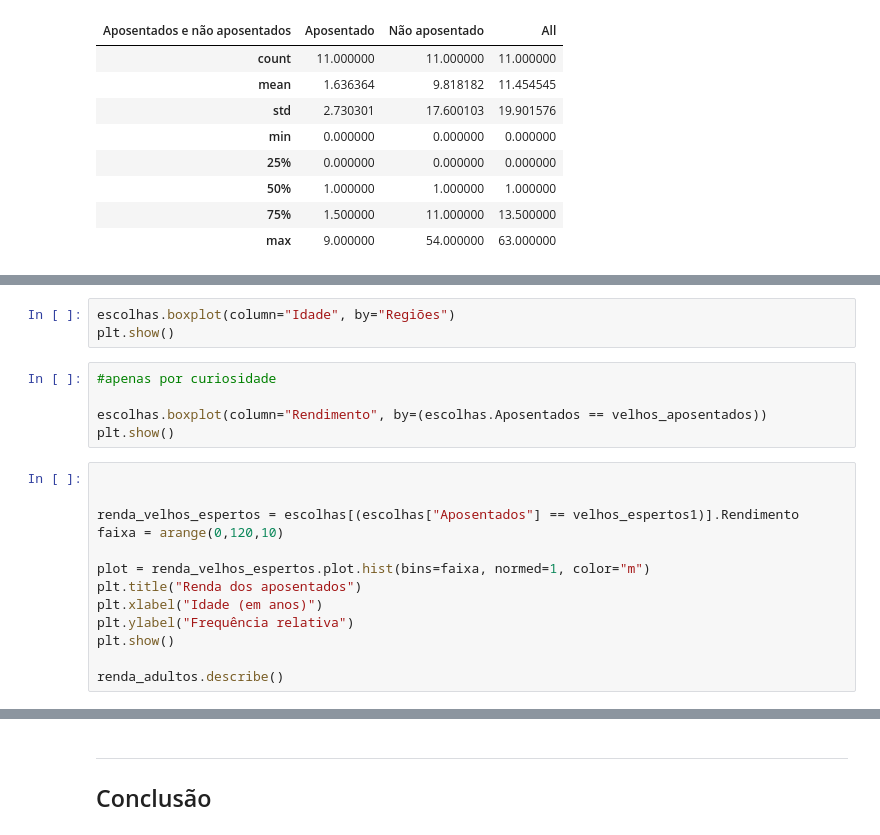
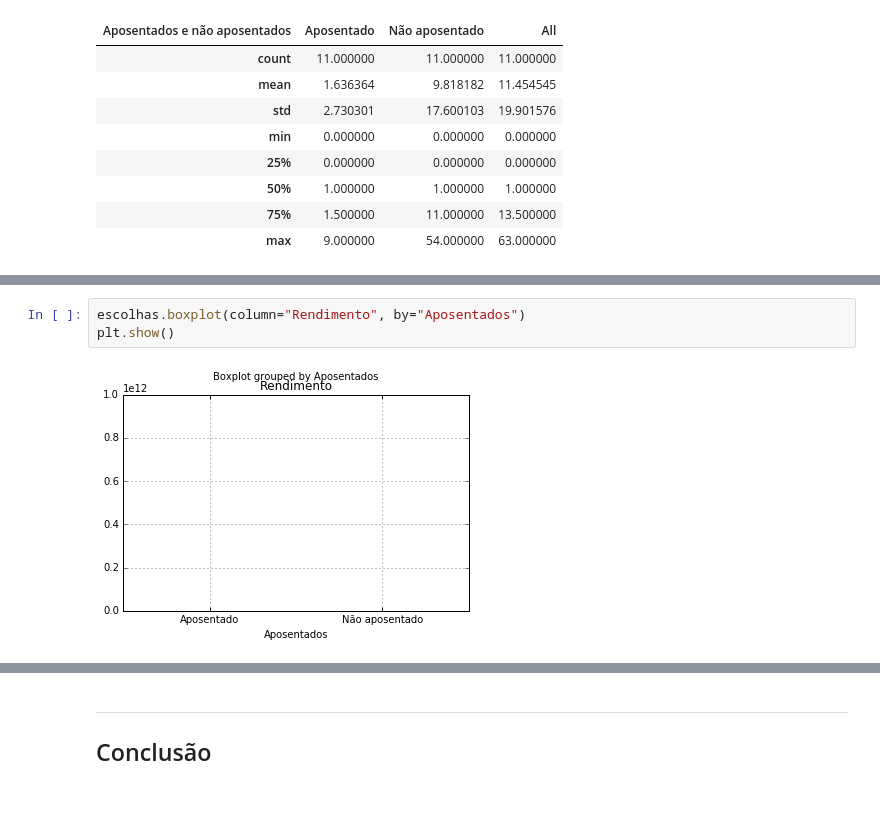
Before and after one commit to brunodratcu/CD, a Jupyter notebook: Projeto1/Projeto1 Layout.ipynb, the cells around one changed output, grey strips where cells are left out. Saved outputs shown, nothing was run; the diff lists cells and outputs as text; blank space fills up the shorter version.

```diff
--- a/Projeto1/Projeto1 Layout.ipynb
+++ b/Projeto1/Projeto1 Layout.ipynb
@@ -520,22 +524,6 @@ plt.show()
 # %%
-escolhas.boxplot(column="Idade", by="Regiões")
+escolhas.boxplot(column="Rendimento", by="Aposentados")
 plt.show()
+# %% [output]
+[figure, added]
-# %%
-#apenas por curiosidade
-
-escolhas.boxplot(column="Rendimento", by=(escolhas.Aposentados == velhos_aposentados))
-plt.show()
-# %%
-
-
-renda_velhos_espertos = escolhas[(escolhas["Aposentados"] == velhos_espertos1)].Rendimento
-faixa = arange(0,120,10)
-
-plot = renda_velhos_espertos.plot.hist(bins=faixa, normed=1, color="m")
-plt.title("Renda dos aposentados")
-plt.xlabel("Idade (em anos)")
-plt.ylabel("Frequência relativa")
-plt.show()
-
-renda_adultos.describe()
 # %%
```
Also changed, not shown: parts of 7 cells of this notebook.
